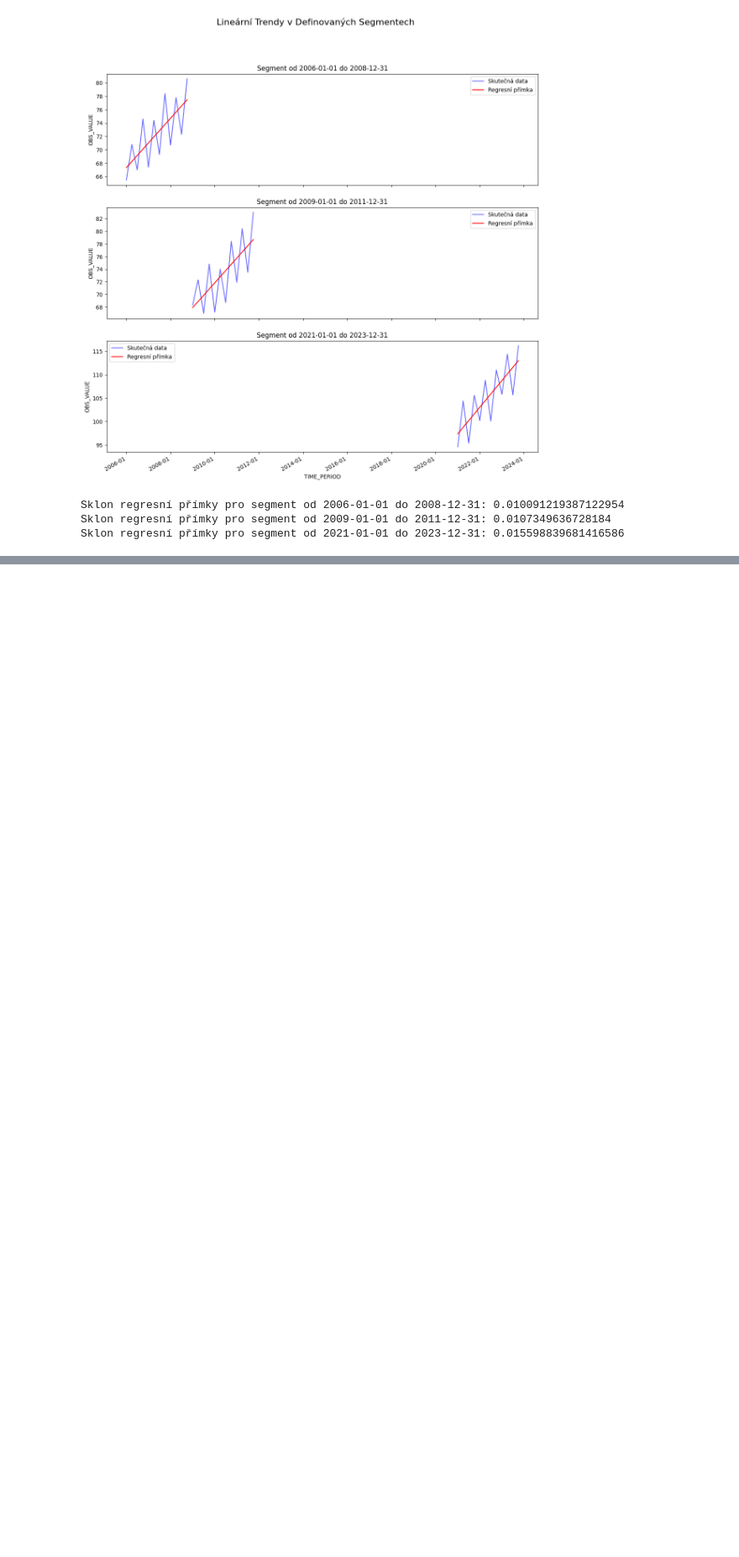
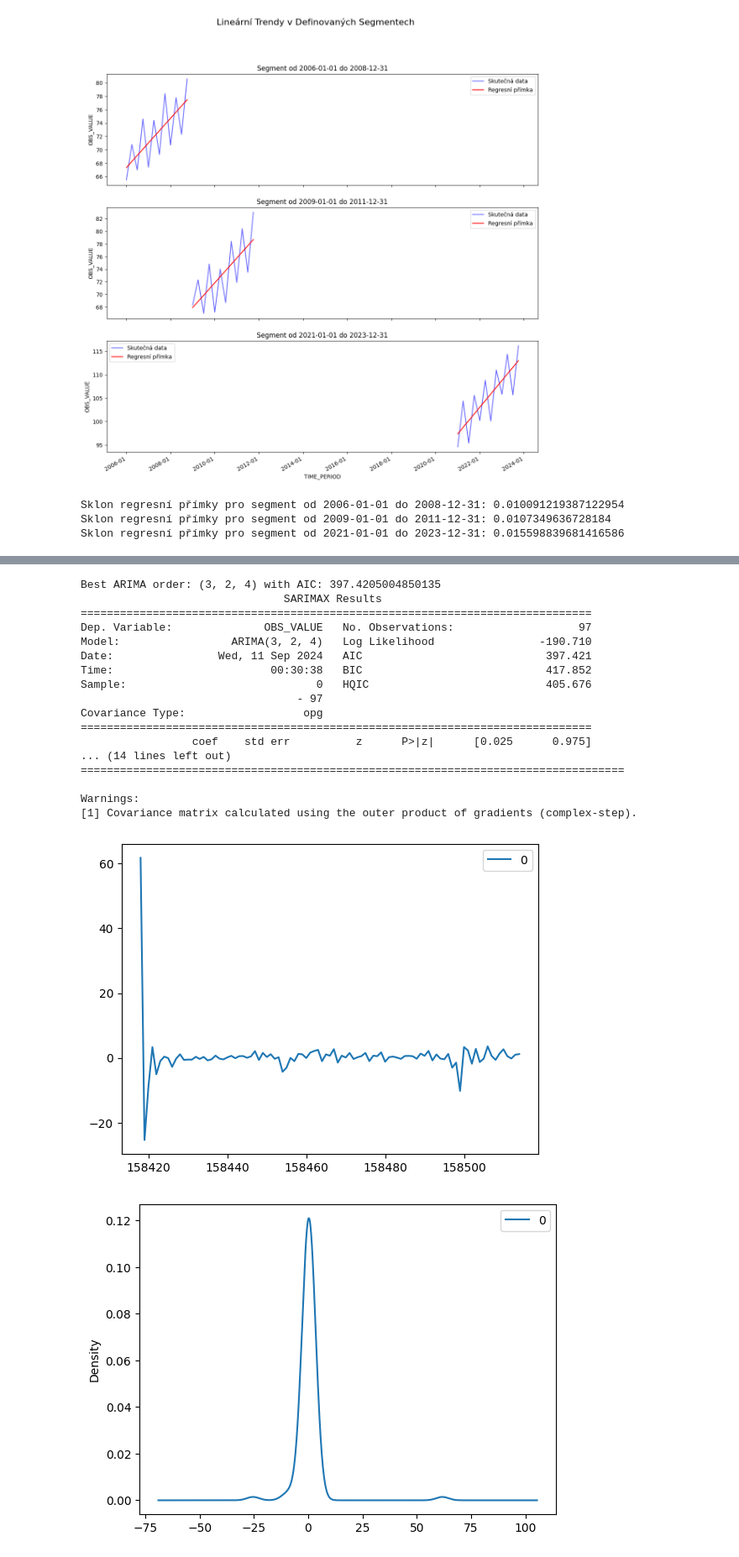
Before and after one commit to ulricht01/CAS, a Jupyter notebook: semestralni_prace_remake.ipynb, the cells around one changed output, grey strips where cells are left out. Shown: that part at 84% size. Saved outputs shown, nothing was run; the diff lists cells and outputs as text; code cells hidden in the pictures; blank space fills up the shorter version.

```diff
--- a/semestralni_prace_remake.ipynb
+++ b/semestralni_prace_remake.ipynb
@@ -222,0 +291,72 @@ Sklon regresní přímky pro segment od 2021-01-01 do 2023-12-31: 0.015598839681
+# %%
+import pandas as pd
+import matplotlib.pyplot as plt
+import numpy as np
+from statsmodels.tsa.arima.model import ARIMA
+from statsmodels.tools.sm_exceptions import ConvergenceWarning
+import warnings
+
+
+# Definujeme rozsahy pro p, d, q
+p_values = range(0, 5)
+d_values = range(0, 5)
+q_values = range(0, 5)
+
+# Funkce pro vyhledávání optimálních parametrů
+def find_best_arima(y, p_values, d_values, q_values):
+    best_aic = np.inf
+    best_order = None
+    best_model = None
+
+    for p in p_values:
+        for d in d_values:
+            for q in q_values:
+                try:
+                    model = ARIMA(y, order=(p,d,q))
+                    model_fit = model.fit()
+                    aic = model_fit.aic
+                    if aic < best_aic:
+                        best_aic = aic
+                        best_order = (p, d, q)
+                        best_model = model_fit
+                except:
+                    continue
+
+    print(f'Best ARIMA order: {best_order} with AIC: {best_aic}')
+    return best_model, best_order
+
+# Hledání optimálních parametrů
+best_model, best_order = find_best_arima(y, p_values, d_values, q_values)
+
+# Zobrazení souhrnu nejlepšího modelu
+print(best_model.summary())
+
+# Rezidua modelu
+residuals = pd.DataFrame(best_model.resid)
+residuals.plot()
+plt.show()
+
+residuals.plot(kind="kde")
+plt.show()
+
+print(residuals.describe())
+# %% [output]
+Best ARIMA order: (3, 2, 4) with AIC: 397.4205004850135
+                               SARIMAX Results
+==============================================================================
+Dep. Variable:              OBS_VALUE   No. Observations:                   97
+Model:                 ARIMA(3, 2, 4)   Log Likelihood                -190.710
+Date:                Wed, 11 Sep 2024   AIC                            397.421
+Time:                        00:30:38   BIC                            417.852
+Sample:                             0   HQIC                           405.676
+                                 - 97
+Covariance Type:                  opg
+==============================================================================
+                 coef    std err          z      P>|z|      [0.025      0.975]
+... (14 lines left out)
+===================================================================================
+
+Warnings:
+[1] Covariance matrix calculated using the outer product of gradients (complex-step).
+[figure, added]
+[figure, added]
```
Also changed, not shown: parts of 8 cells of this notebook.
